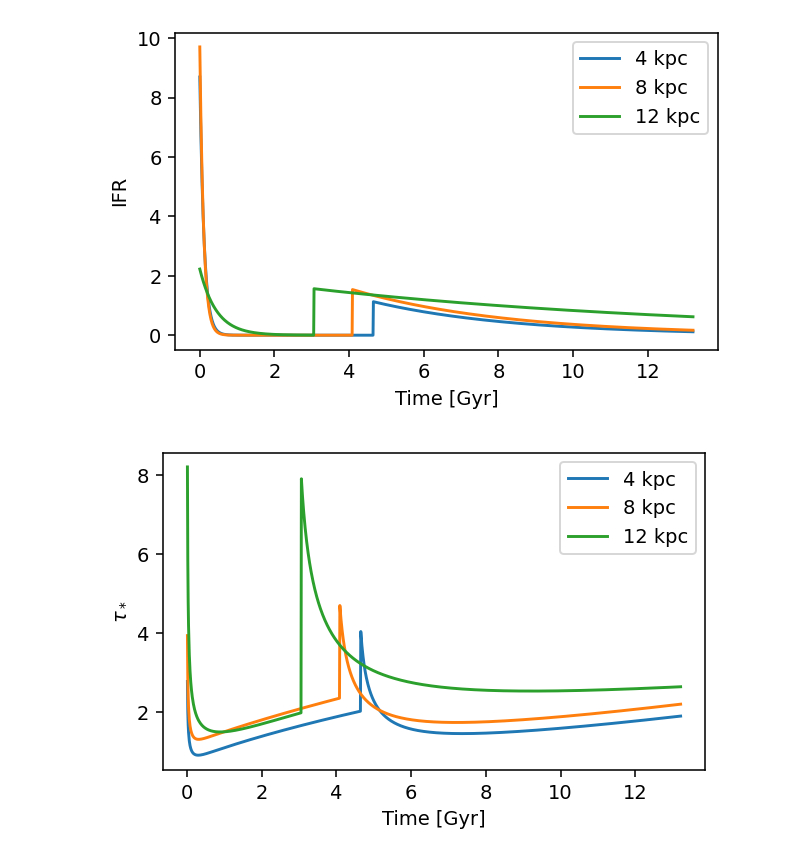
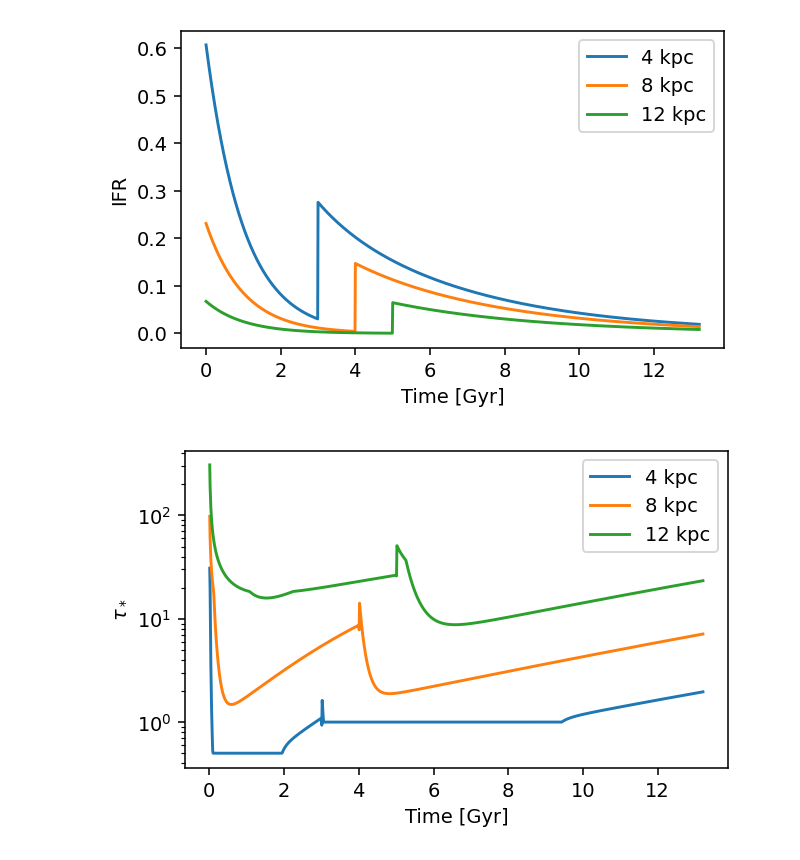
Before and after one commit to lodubay/galactic-dtd, a Jupyter notebook: notebooks/twoinfall.ipynb, the cells around one changed output. Cells and saved outputs as stored; diff of their text form; code cells hidden in the pictures.

Commit message:
add smooth infall history to test outflows

```diff
--- a/notebooks/twoinfall.ipynb
+++ b/notebooks/twoinfall.ipynb
@@ -28,3 +29,6 @@ print(vice.yields.ccsne.settings['o'])
+# %%
+def second_onset(radius):
+    return 2 + radius / 4
 # %%
 class exponential:
     def __init__(self, timescale=1, coeff=1):
@@ -88,24 +106,43 @@ class spitoni_tau_star:
+# %%
+class twoinfall_inflow_metallicity:
+    def __init__(self, radius, rmax=6, Z_solar=0.014,
+                 second_infall_feh=-0.5, second_onset=second_onset):
+        if radius <= rmax:
+            self.second_inflow_metallicity = Z_solar * 10. ** second_infall_feh
+        else:
+            self.second_inflow_metallicity = 0.
+        self.second_onset = second_onset(radius)
+
+    def __call__(self, time):
+        if time < self.second_onset:
+            return 0.
+        else:
+            return self.second_inflow_metallicity
 # %%
 for galr in [4, 8, 12]:
     sz = vice.singlezone(
-        name=str(OUTPUT_DIR / f'spitoni{galr:02d}'),
-        func=spitoni_ifr(galr),
-        tau_star=spitoni_tau_star(galr),
+        name=str(OUTPUT_DIR / f'twoinfall{galr:02d}'),
+        func=twoinfall_gradient(galr, first_timescale=0.1, second_timescale=3),
+        tau_star=twoinfall_tau_star(galr),
         mode='ifr',
-        eta=0,
+        eta=vice.milkyway.default_mass_loading(galr),
         Mg0=0,
         elements=('fe', 'o'),
         dt=DT,
         recycling='continuous',
         RIa=exponential(timescale=1.5),
         delay=0.04,
-        schmidt=True
+        schmidt=False,
+        Zin={},
+        Z_solar = 0.014
     )
+    sz.Zin['fe'] = twoinfall_inflow_metallicity(galr, second_infall_feh=-1.5)
+    sz.Zin['o'] = twoinfall_inflow_metallicity(galr, second_infall_feh=-0.5)
     sz.run(SIMTIME, overwrite=True)
 
 fig, ax = plt.subplots(figsize=(4, 4), dpi=140)
 for galr in [4, 8, 12]:
-    hist = vice.history(str(OUTPUT_DIR / f'spitoni{galr:02d}'))
+    hist = vice.history(str(OUTPUT_DIR / f'twoinfall{galr:02d}'))
     ax.plot(hist['[fe/h]'], hist['[o/fe]'], label='%s kpc' % galr)
 ax.set_xlim((-2.5, 1))
 ax.set_ylim((-0.2, 0.5))
@@ -118,22 +155,23 @@ plt.show()
 # %%
 fig, ax = plt.subplots(figsize=(5, 3), dpi=140)
 for galr in [4, 8, 12]:
-    hist = vice.history(str(OUTPUT_DIR / f'spitoni{galr:02d}'))
+    hist = vice.history(str(OUTPUT_DIR / f'twoinfall{galr:02d}'))
     ax.plot(hist['time'], hist['ifr'], label='%s kpc' % galr)
 ax.set_xlabel('Time [Gyr]')
 ax.set_ylabel('IFR')
 ax.legend()
 plt.show()
 # %% [output]
-[figure, old version]
+[figure, new version]
 # %%
 fig, ax = plt.subplots(figsize=(5, 3), dpi=140)
 for galr in [4, 8, 12]:
-    hist = vice.history(str(OUTPUT_DIR / f'spitoni{galr:02d}'))
+    hist = vice.history(str(OUTPUT_DIR / f'twoinfall{galr:02d}'))
     ax.plot(hist['time'][1:], [hist['mgas'][i+1] / hist['sfr'][i+1] * 1e-9 for i in range(len(hist['sfr'])-1)], label='%s kpc' % galr)
 ax.set_xlabel('Time [Gyr]')
 ax.set_ylabel(r'$\tau_*$')
+ax.set_yscale('log')
 ax.legend()
 plt.show()
 # %% [output]
-[figure, old version]
+[figure, new version]
```
Also changed, not shown: parts of 11 cells of this notebook, 12 other files.
